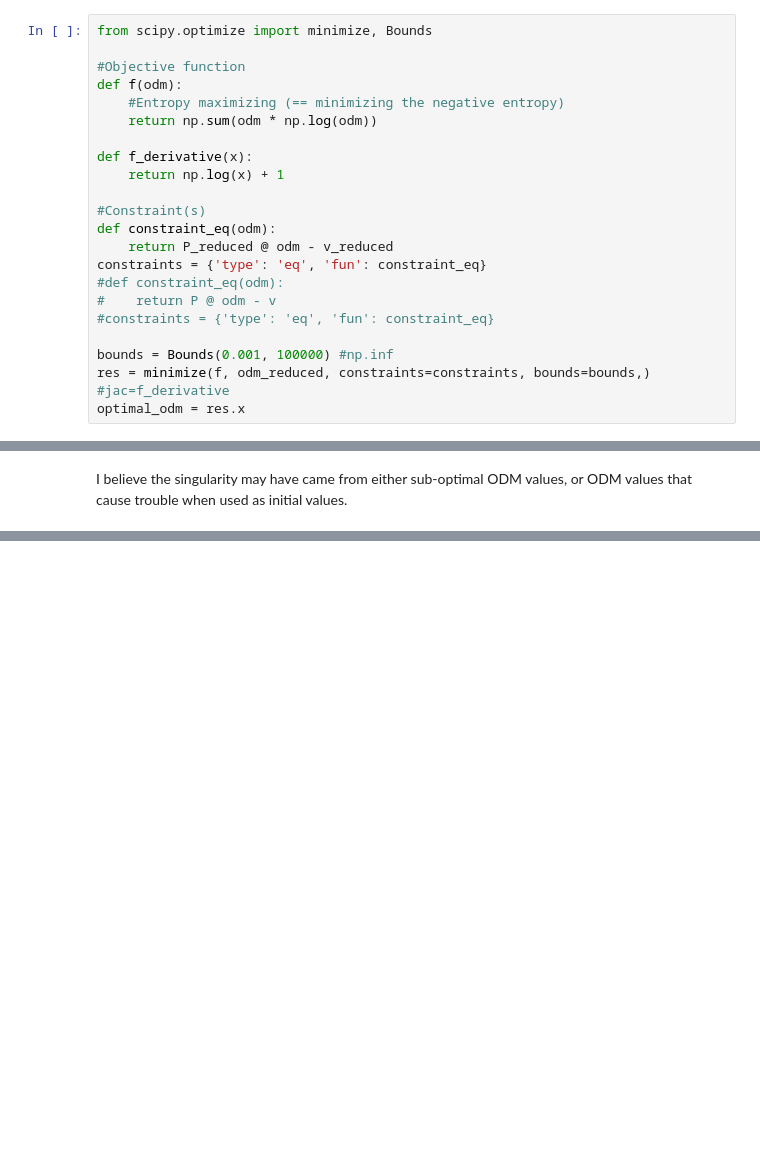
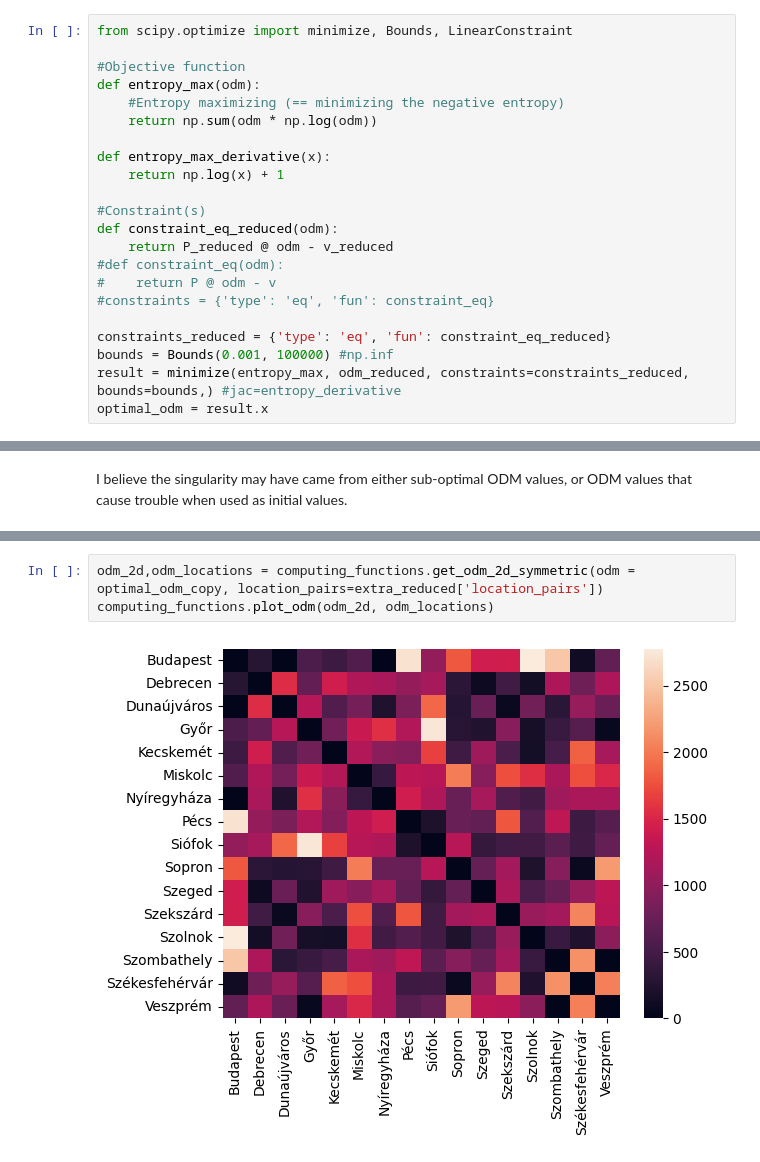
Before and after one commit to me9hanics/origin-destination-matrix-from-traffic, a Jupyter notebook: odm.ipynb, the cells around one changed output, grey strips where cells are left out. Saved outputs shown, nothing was run; the diff lists cells and outputs as text; blank space fills up the shorter version.

```diff
--- a/odm.ipynb
+++ b/odm.ipynb
@@ -164,23 +176,23 @@ A way to attack the singularity problem from another direction is method='trust-
 # %%
-from scipy.optimize import minimize, Bounds
+from scipy.optimize import minimize, Bounds, LinearConstraint
 
 #Objective function
-def f(odm):
+def entropy_max(odm):
     #Entropy maximizing (== minimizing the negative entropy)
     return np.sum(odm * np.log(odm))
 
-def f_derivative(x):
+def entropy_max_derivative(x):
     return np.log(x) + 1
 
 #Constraint(s)
-def constraint_eq(odm):
+def constraint_eq_reduced(odm):
     return P_reduced @ odm - v_reduced
-constraints = {'type': 'eq', 'fun': constraint_eq}
 #def constraint_eq(odm):
 #    return P @ odm - v
 #constraints = {'type': 'eq', 'fun': constraint_eq}
 
+constraints_reduced = {'type': 'eq', 'fun': constraint_eq_reduced}
 bounds = Bounds(0.001, 100000) #np.inf
-res = minimize(f, odm_reduced, constraints=constraints, bounds=bounds,) #jac=f_derivative
-optimal_odm = res.x
+result = minimize(entropy_max, odm_reduced, constraints=constraints_reduced, bounds=bounds,) #jac=entropy_derivative
+optimal_odm = result.x
 # %%
@@ -224,0 +245,5 @@ np.savetxt("computing/odm/ODM_16_cities_3.csv", optimal_odm_list[1], delimiter="
+# %%
+odm_2d,odm_locations = computing_functions.get_odm_2d_symmetric(odm = optimal_odm_copy, location_pairs=extra_reduced['location_pairs'])
+computing_functions.plot_odm(odm_2d, odm_locations)
+# %% [output]
+[figure, added]
```
Also changed, not shown: parts of 24 cells of this notebook.
